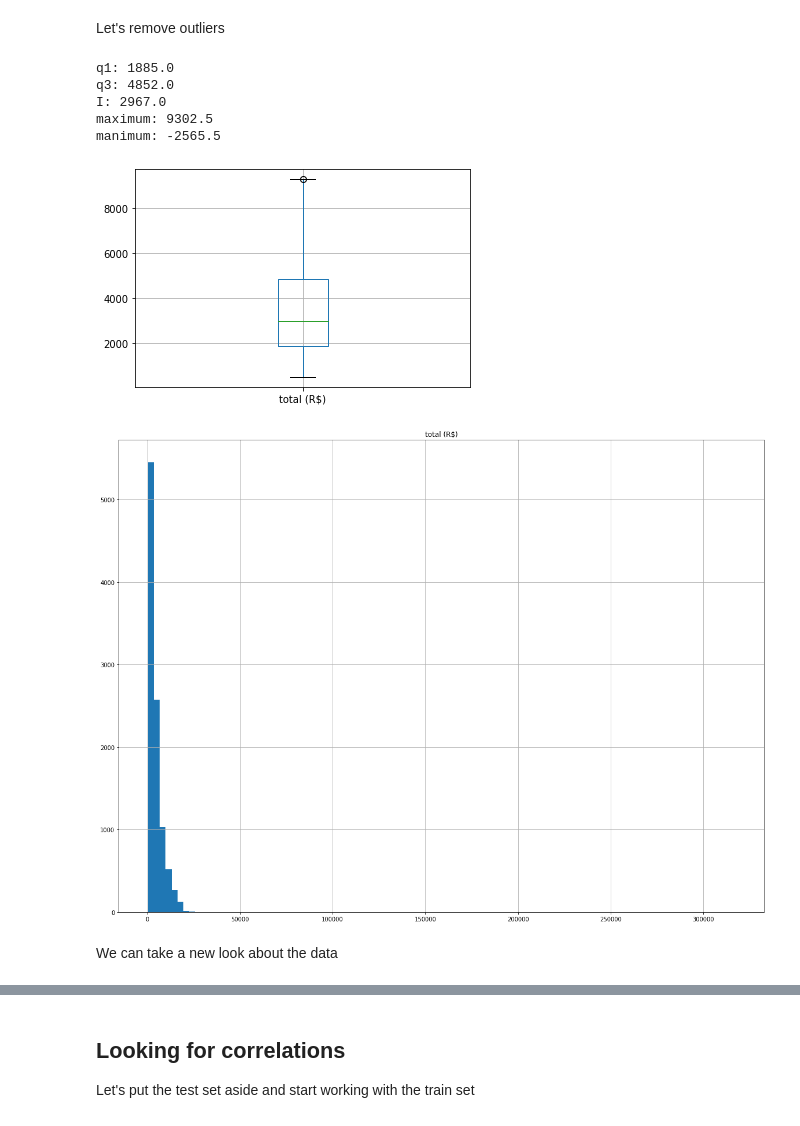
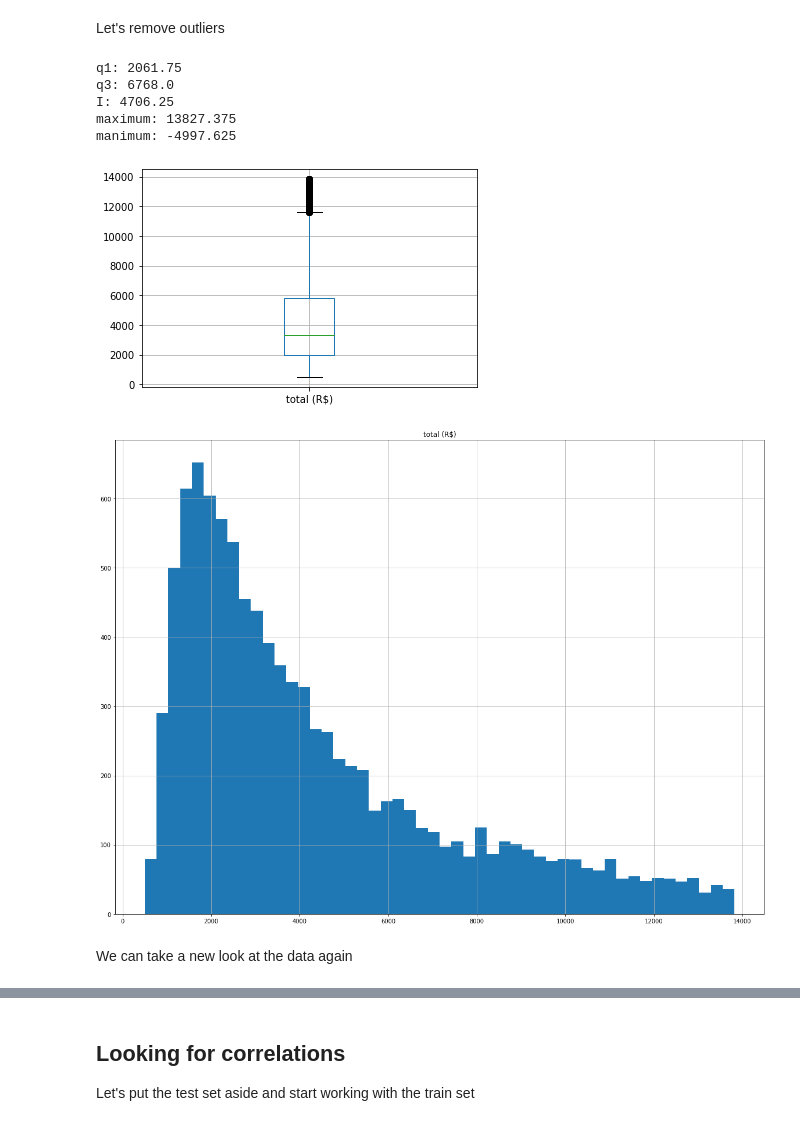
Before and after one commit to RenanNascimento/for-rent, a Jupyter notebook: ds/ForRent.ipynb, the cells around one changed output, grey strips where cells are left out. Saved outputs shown, nothing was run; the diff lists cells and outputs as text; code cells hidden in the pictures.

```diff
--- a/ds/ForRent.ipynb
+++ b/ds/ForRent.ipynb
@@ -146,36 +146,36 @@ Some insights:
 # %% [markdown]
 Let's remove outliers
 # %%
-housing_before = housing
+housing_with_outliers = housing
 
 q1 = housing["total (R$)"].quantile(0.25)
 q3 = housing["total (R$)"].quantile(0.75)
 I = q3 - q1
 maxi = q3 + 1.5*I
 mini = q1 - 1.5*I
 
 print("q1:", q1)
 print("q3:", q3)
 print("I:", I)
 print("maximum:", maxi)
 print("manimum:", mini)
 
 housing = housing.loc[housing["total (R$)"] < maxi]
 housing = housing.loc[housing["total (R$)"] > mini]
 
 boxplot = housing.boxplot(column=["total (R$)"])
 boxplot.plot()
 
-test.hist("total (R$)", bins=100, figsize=(20, 15))
+housing.hist("total (R$)", bins=50, figsize=(20, 15))
 plt.show()
 # %% [output]
-q1: 1885.0
-q3: 4852.0
-I: 2967.0
-maximum: 9302.5
-manimum: -2565.5
+q1: 2061.75
+q3: 6768.0
+I: 4706.25
+maximum: 13827.375
+manimum: -4997.625
-[figure, old version]
+[figure, new version]
-[figure, old version]
+[figure, new version]
 # %% [markdown]
-We can take a new look about the data
+We can take a new look at the data again
 # %%
```
Also changed, not shown: parts of 16 cells of this notebook.
